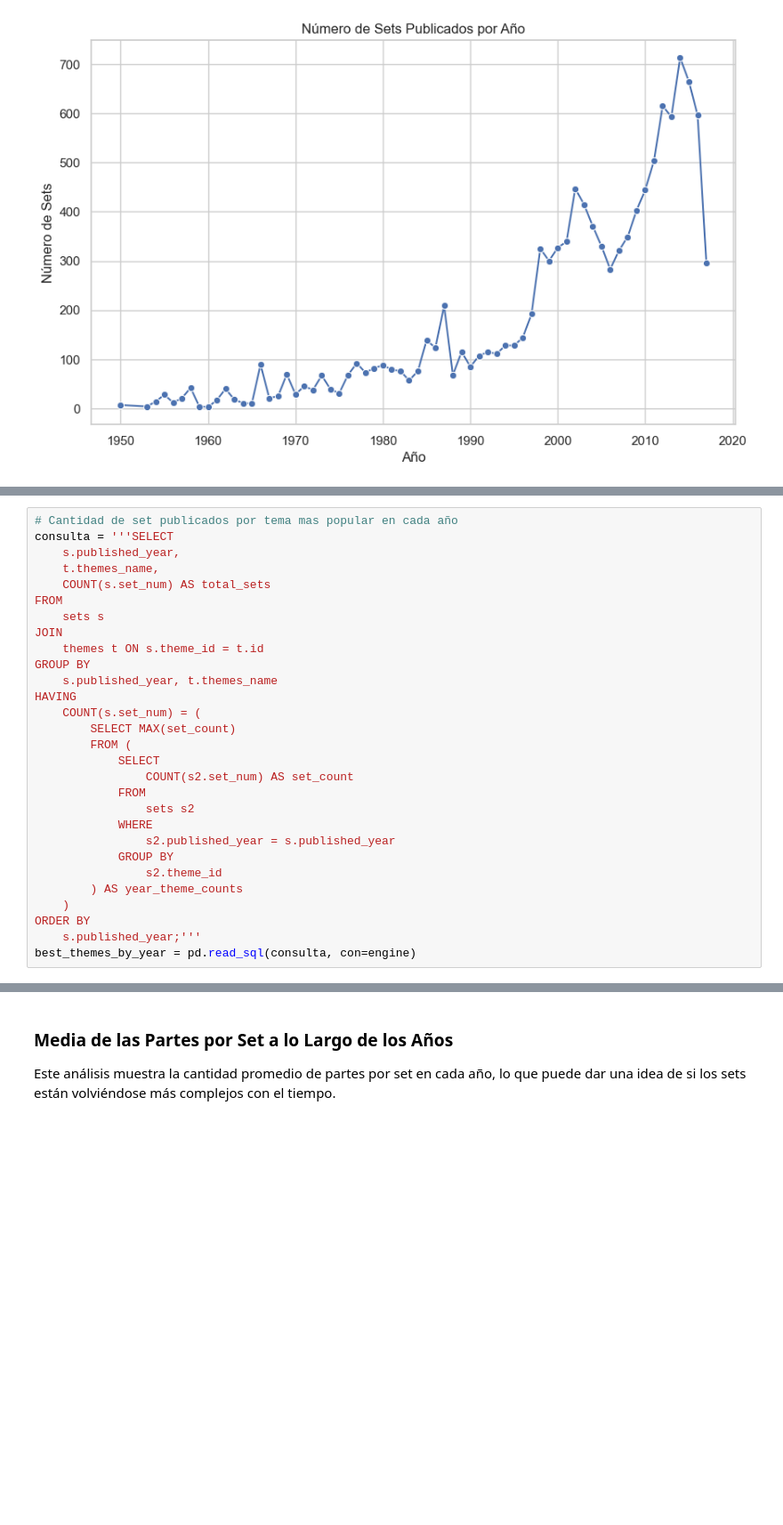
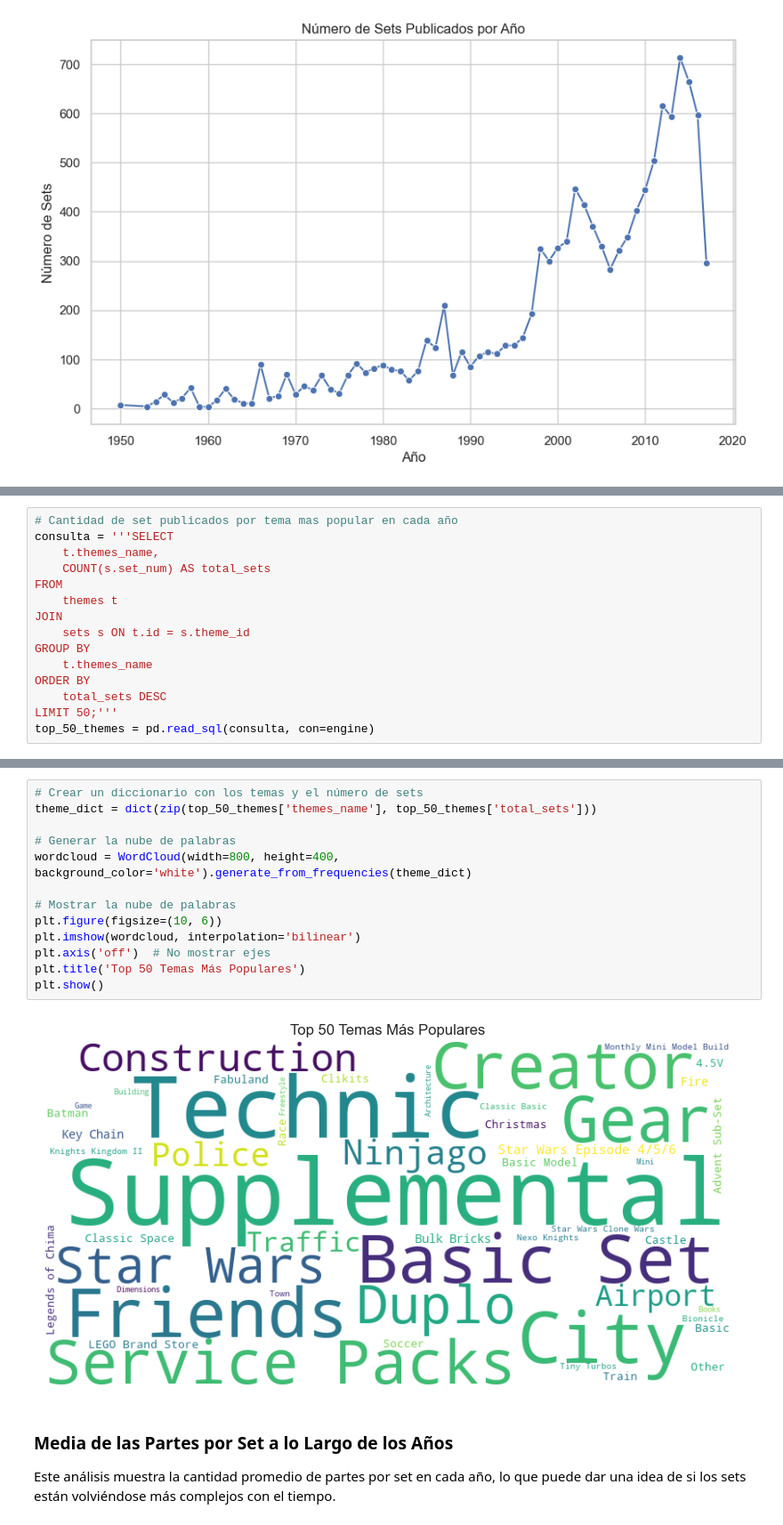
Before and after one commit to S-Elechiguerra/Lego_SQL, a Jupyter notebook: lego_project_main.ipynb, the cells around one changed output, grey strips where cells are left out. Shown at 89% size. Saved outputs shown, nothing was run; the diff lists cells and outputs as text; blank space fills up the shorter version.

```diff
--- a/lego_project_main.ipynb
+++ b/lego_project_main.ipynb
@@ -196,29 +197,15 @@ Esta consulta selecciona el tema más popular en cada año, es decir, el que tie
 # %%
 # Cantidad de set publicados por tema mas popular en cada año
 consulta = '''SELECT
-    s.published_year,
     t.themes_name,
     COUNT(s.set_num) AS total_sets
 FROM
-    sets s
+    themes t
 JOIN
-    themes t ON s.theme_id = t.id
+    sets s ON t.id = s.theme_id
 GROUP BY
-    s.published_year, t.themes_name
-HAVING
-    COUNT(s.set_num) = (
-        SELECT MAX(set_count)
-        FROM (
-            SELECT
-                COUNT(s2.set_num) AS set_count
-            FROM
-                sets s2
-            WHERE
-                s2.published_year = s.published_year
-            GROUP BY
-                s2.theme_id
-        ) AS year_theme_counts
-    )
+    t.themes_name
 ORDER BY
-    s.published_year;'''
-best_themes_by_year = pd.read_sql(consulta, con=engine)
+    total_sets DESC
+LIMIT 50;'''
+top_50_themes = pd.read_sql(consulta, con=engine)
@@ -325,3 +232,18 @@ plt.show()
+# %%
+# Crear un diccionario con los temas y el número de sets
+theme_dict = dict(zip(top_50_themes['themes_name'], top_50_themes['total_sets']))
+
+# Generar la nube de palabras
+wordcloud = WordCloud(width=800, height=400, background_color='white').generate_from_frequencies(theme_dict)
+
+# Mostrar la nube de palabras
+plt.figure(figsize=(10, 6))
+plt.imshow(wordcloud, interpolation='bilinear')
+plt.axis('off')  # No mostrar ejes
+plt.title('Top 50 Temas Más Populares')
+plt.show()
+# %% [output]
+[figure, added]
 # %% [markdown]
 ### Media de las Partes por Set a lo Largo de los Años
 
```
Also changed, not shown: parts of 17 cells of this notebook.
